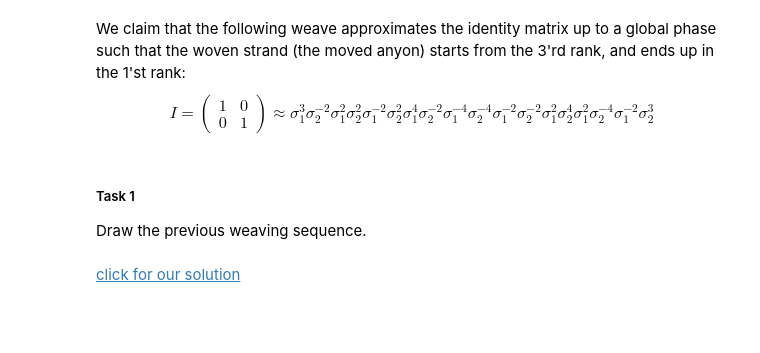
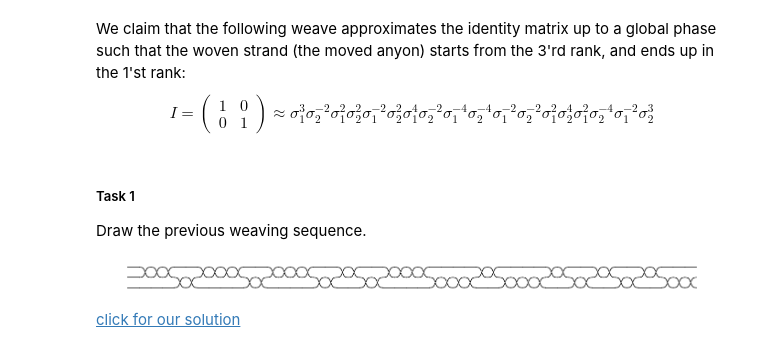
Before and after one commit to adrabi-abderrahim/tqc, a Jupyter notebook: tqc/C01_Two_Qubit_Topological_Gates.ipynb, the cells around one changed output. Cells and saved outputs as stored; diff of their text form; code cells hidden in the pictures; blank space fills up the shorter version.

```diff
--- a/tqc/C01_Two_Qubit_Topological_Gates.ipynb
+++ b/tqc/C01_Two_Qubit_Topological_Gates.ipynb
@@ -70,7 +70,12 @@ Draw the previous weaving sequence.
 # %%
 from tqsim import AnyonicCircuit
 
 ### Your Code
+circuit = AnyonicCircuit()
+circuit.braid_sequence(id_seq)
+circuit.draw()
+# %% [output]
+[figure, added]
 # %% [markdown]
 [click for our solution](C01_Two_Qubit_Topological_Gates_Solutions.ipynb#task1)
 # %% [markdown]
```
Also changed, not shown: 2 other files.
